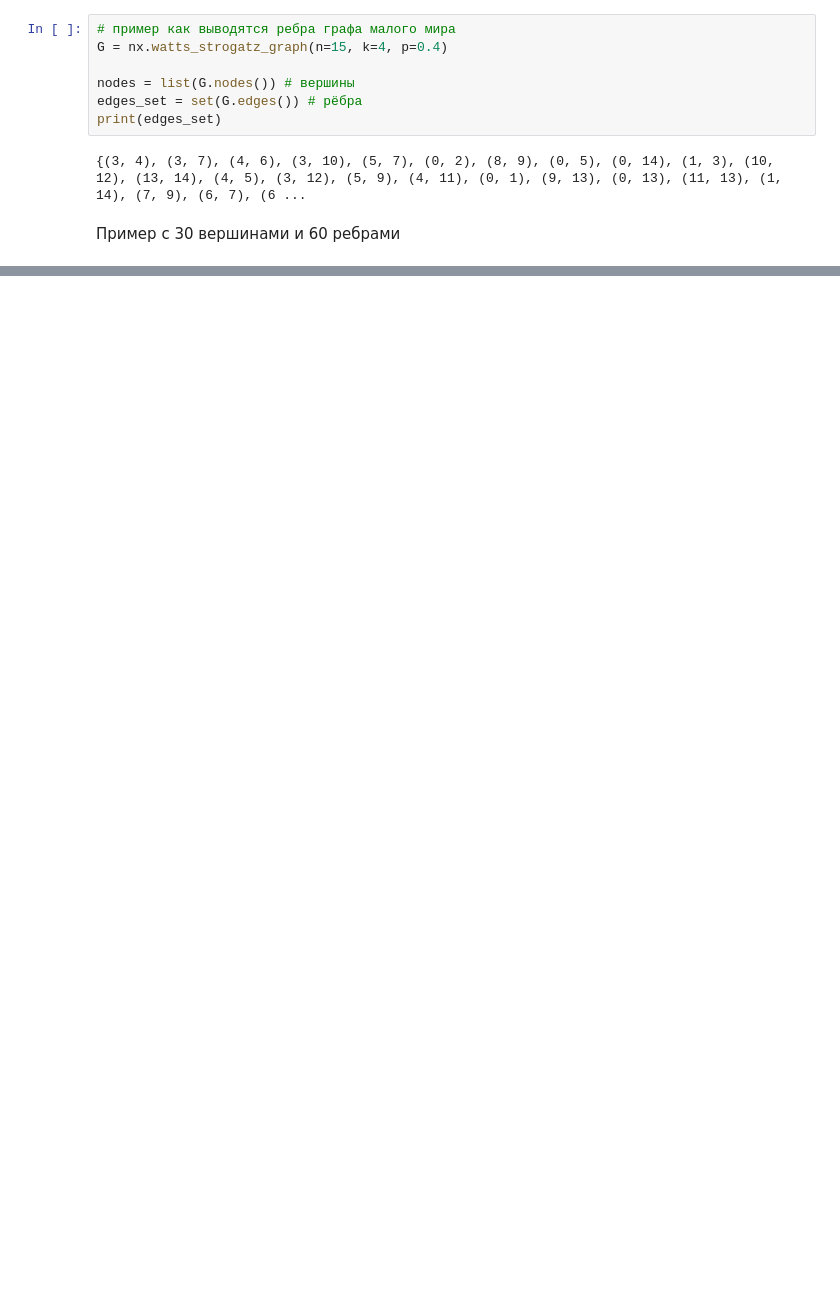
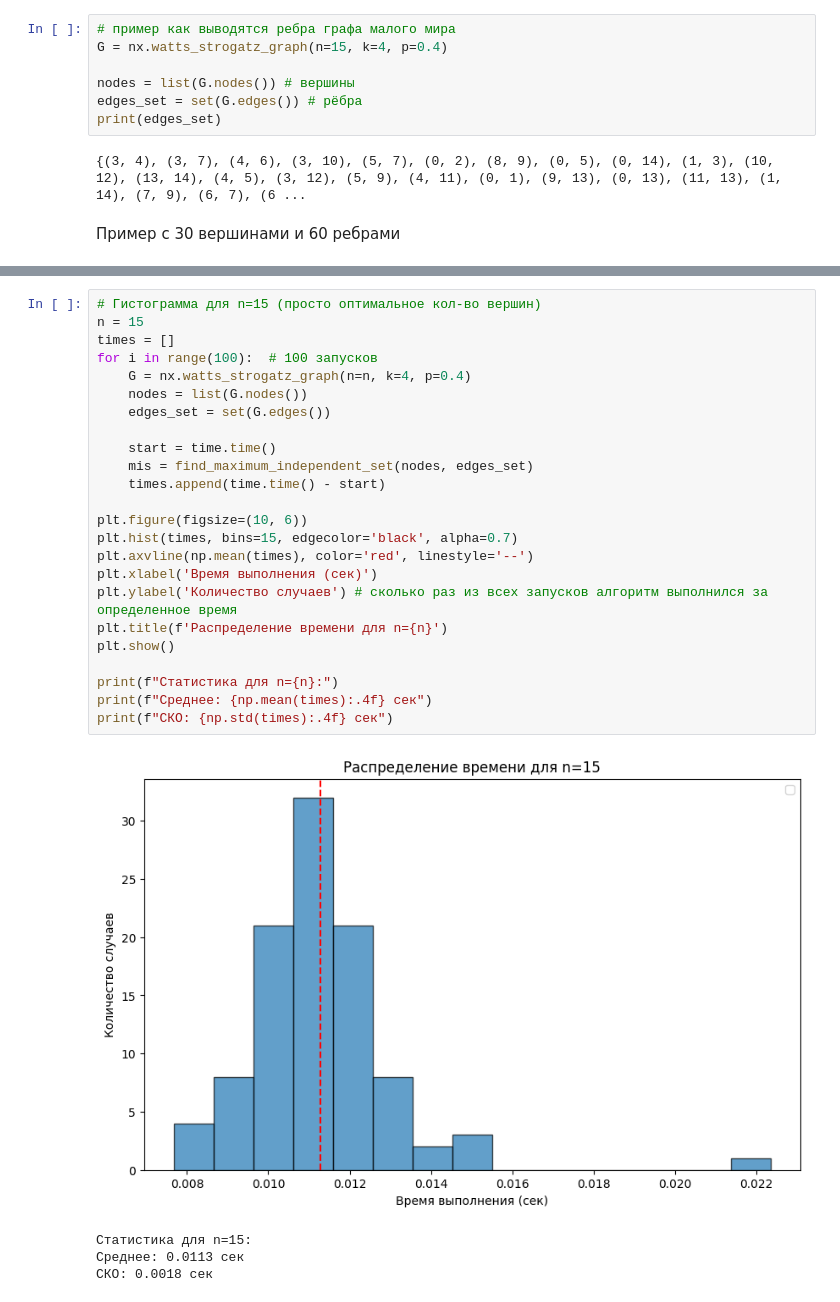
Before and after one commit to ellipsses/Algoritms, a Jupyter notebook: Подлозная_ТРПО24_4_независимое_множество.ipynb, the cells around one changed output, grey strips where cells are left out. Drawn from its saved outputs; the diff is of its cells as text; blank space fills up the shorter version.

```diff
--- a/Подлозная_ТРПО24_4_независимое_множество.ipynb
+++ b/Подлозная_ТРПО24_4_независимое_множество.ipynb
@@ -238,0 +285,29 @@ print(f"Время: {end_time - start_time:.6f} сек.")
+# %%
+# Гистограмма для n=15 (просто оптимальное кол-во вершин)
+n = 15
+times = []
+for i in range(100):  # 100 запусков
+    G = nx.watts_strogatz_graph(n=n, k=4, p=0.4)
+    nodes = list(G.nodes())
+    edges_set = set(G.edges())
+
+    start = time.time()
+    mis = find_maximum_independent_set(nodes, edges_set)
+    times.append(time.time() - start)
+
+plt.figure(figsize=(10, 6))
+plt.hist(times, bins=15, edgecolor='black', alpha=0.7)
+plt.axvline(np.mean(times), color='red', linestyle='--')
+plt.xlabel('Время выполнения (сек)')
+plt.ylabel('Количество случаев') # сколько раз из всех запусков алгоритм выполнился за определенное время
+plt.title(f'Распределение времени для n={n}')
+plt.show()
+
+print(f"Статистика для n={n}:")
+print(f"Среднее: {np.mean(times):.4f} сек")
+print(f"СКО: {np.std(times):.4f} сек")
+# %% [output]
+[figure, added]
+Статистика для n=15:
+Среднее: 0.0113 сек
+СКО: 0.0018 сек
```
Also changed, not shown: parts of 7 cells of this notebook.
